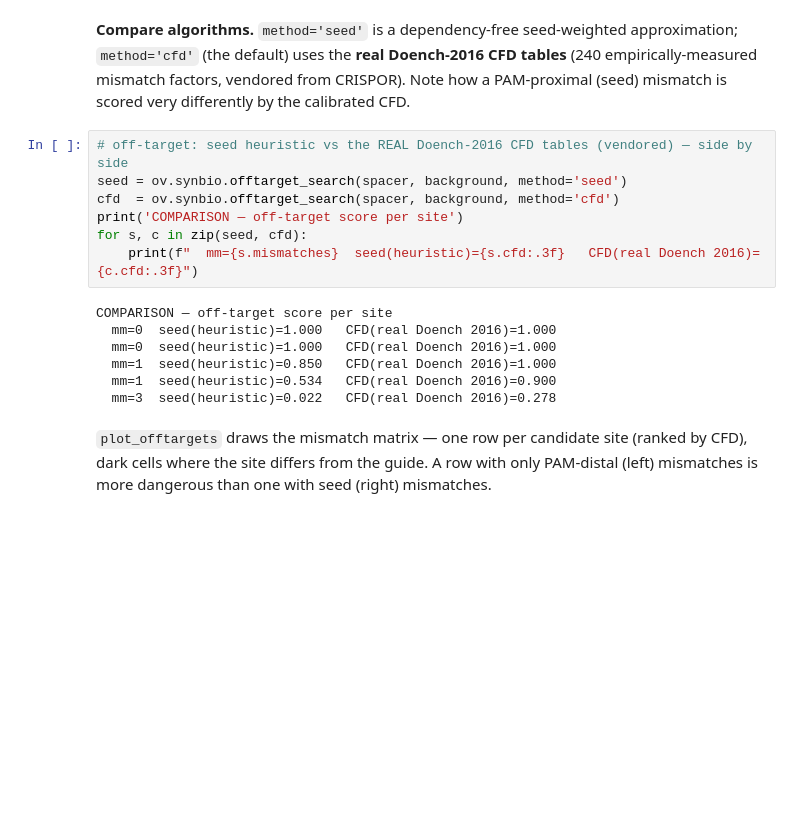
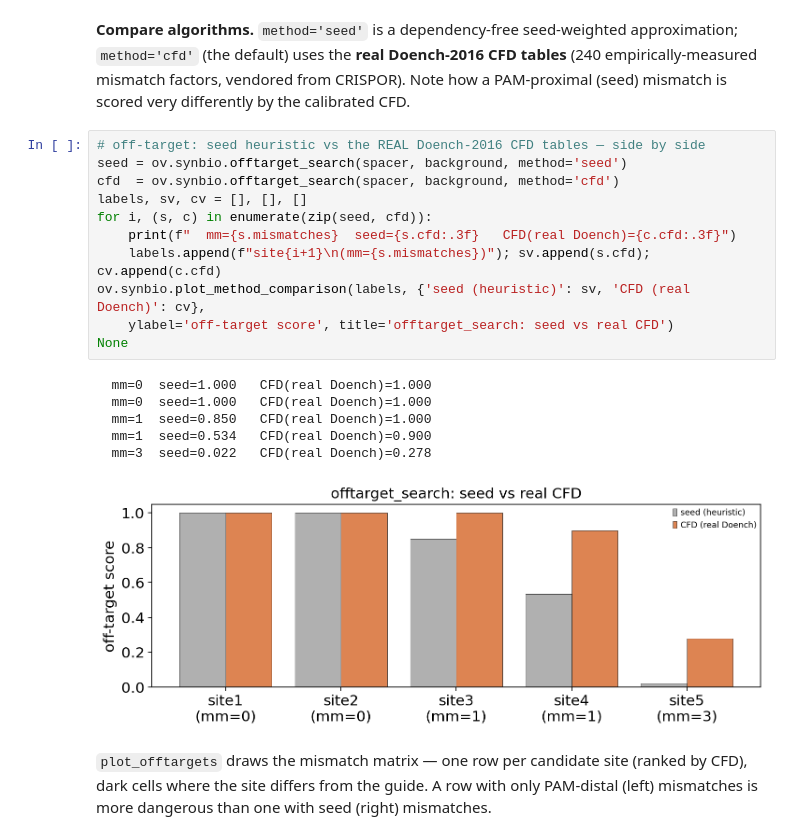
Before and after one commit to Starlitnightly/omicverse-tutorials, a Jupyter notebook: docs/Tutorials-synbio/t_synbio_03_crispr_library.ipynb, the cells around one changed output. Cells and saved outputs as stored; diff of their text form; blank space fills up the shorter version.

```diff
--- a/docs/Tutorials-synbio/t_synbio_03_crispr_library.ipynb
+++ b/docs/Tutorials-synbio/t_synbio_03_crispr_library.ipynb
@@ -101,19 +101,23 @@ for o in offs[:4]:
 # %% [markdown]
 **Compare algorithms.** `method='seed'` is a dependency-free seed-weighted approximation; `method='cfd'` (the default) uses the **real Doench-2016 CFD tables** (240 empirically-measured mismatch factors, vendored from CRISPOR). Note how a PAM-proximal (seed) mismatch is scored very differently by the calibrated CFD.
 # %%
-# off-target: seed heuristic vs the REAL Doench-2016 CFD tables (vendored) — side by side
+# off-target: seed heuristic vs the REAL Doench-2016 CFD tables — side by side
 seed = ov.synbio.offtarget_search(spacer, background, method='seed')
 cfd  = ov.synbio.offtarget_search(spacer, background, method='cfd')
-print('COMPARISON — off-target score per site')
-for s, c in zip(seed, cfd):
-    print(f"  mm={s.mismatches}  seed(heuristic)={s.cfd:.3f}   CFD(real Doench 2016)={c.cfd:.3f}")
+labels, sv, cv = [], [], []
+for i, (s, c) in enumerate(zip(seed, cfd)):
+    print(f"  mm={s.mismatches}  seed={s.cfd:.3f}   CFD(real Doench)={c.cfd:.3f}")
+    labels.append(f"site{i+1}\n(mm={s.mismatches})"); sv.append(s.cfd); cv.append(c.cfd)
+ov.synbio.plot_method_comparison(labels, {'seed (heuristic)': sv, 'CFD (real Doench)': cv},
+    ylabel='off-target score', title='offtarget_search: seed vs real CFD')
+None
 # %% [output]
-COMPARISON — off-target score per site
-  mm=0  seed(heuristic)=1.000   CFD(real Doench 2016)=1.000
-  mm=0  seed(heuristic)=1.000   CFD(real Doench 2016)=1.000
-  mm=1  seed(heuristic)=0.850   CFD(real Doench 2016)=1.000
-  mm=1  seed(heuristic)=0.534   CFD(real Doench 2016)=0.900
-  mm=3  seed(heuristic)=0.022   CFD(real Doench 2016)=0.278
+  mm=0  seed=1.000   CFD(real Doench)=1.000
+  mm=0  seed=1.000   CFD(real Doench)=1.000
+  mm=1  seed=0.850   CFD(real Doench)=1.000
+  mm=1  seed=0.534   CFD(real Doench)=0.900
+  mm=3  seed=0.022   CFD(real Doench)=0.278
+[figure, added]
 # %% [markdown]
 `plot_offtargets` draws the mismatch matrix — one row per candidate site (ranked by CFD), dark cells where the site differs from the guide. A row with only PAM-distal (left) mismatches is more dangerous than one with seed (right) mismatches.
 # %%
```
Also changed, not shown: parts of 3 cells of this notebook, 2 other files.
